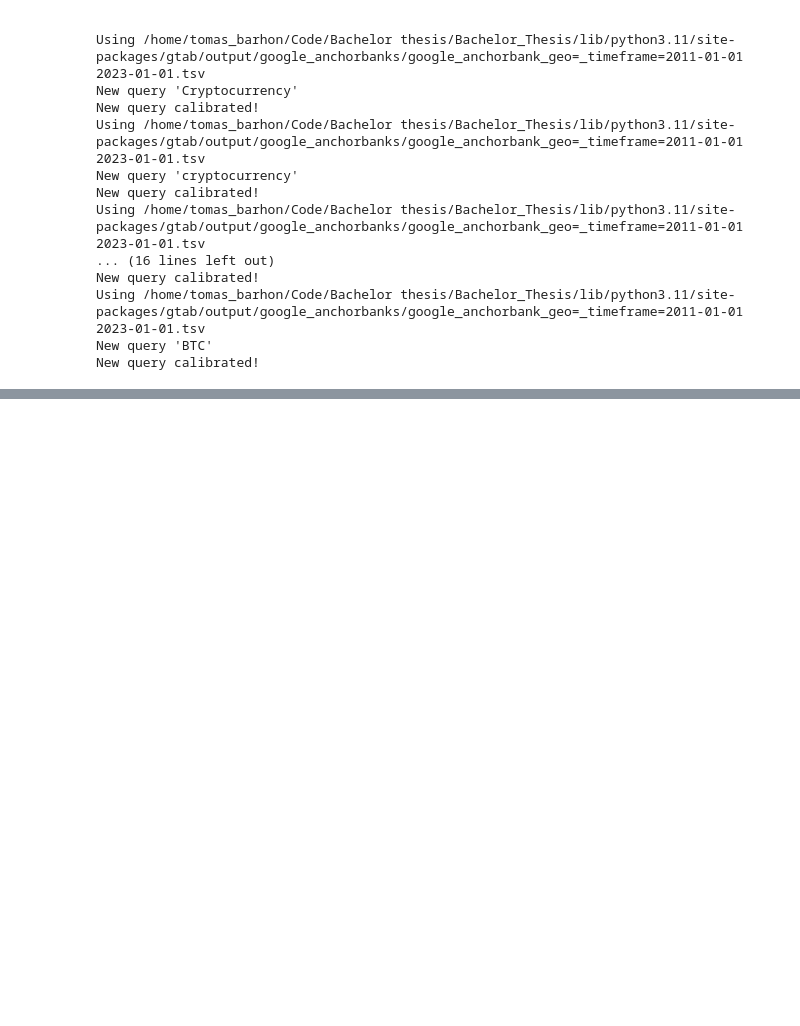
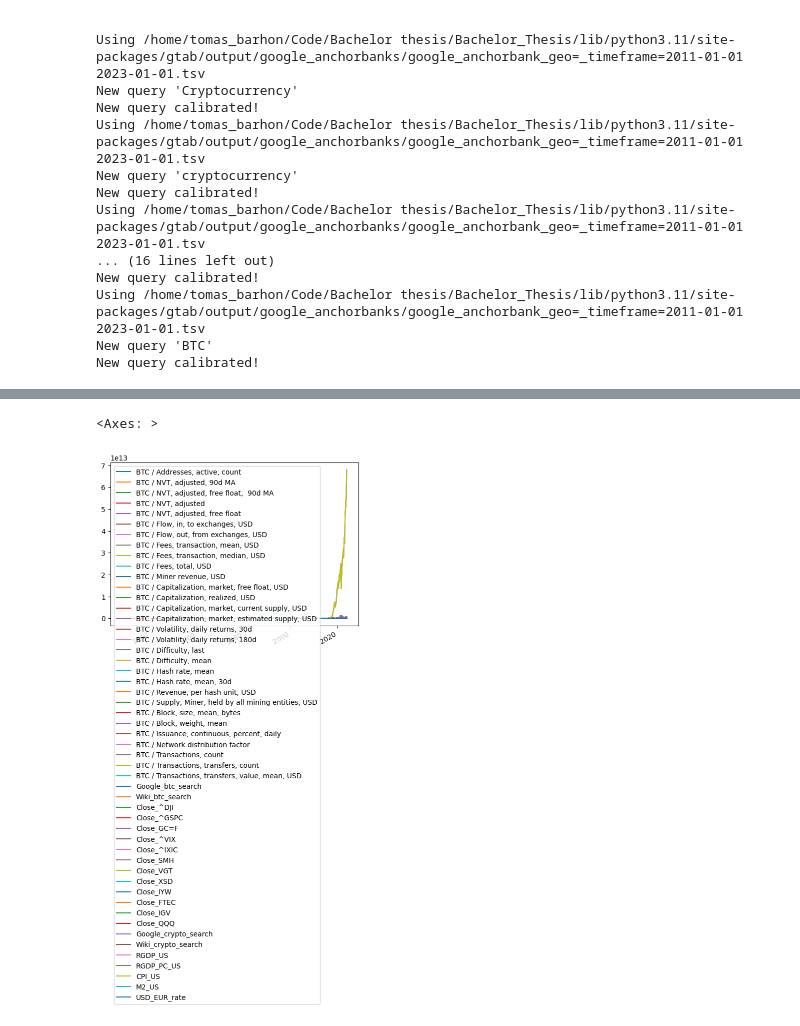
Before and after one commit to Tomas-Barhon/Noise-reduction-and-feature-extraction-with-principal-component-analysis, a Jupyter notebook: Code/playground.ipynb, the cells around one changed output, grey strips where cells are left out. Saved outputs shown, nothing was run; the diff lists cells and outputs as text; code cells hidden in the pictures; blank space fills up the shorter version.

Commit message:
Bitcoin dataset merging completed

```diff
--- a/Code/playground.ipynb
+++ b/Code/playground.ipynb
@@ -89,0 +38,2 @@ GOLD_futures_Data["Close"].plot()
+# %%
+common = btc_dataset.merge_all_data()
@@ -89,0 +56,5 @@ GOLD_futures_Data["Close"].plot()
+# %%
+common.plot()
+# %% [output]
+<Axes: >
+[figure, added]
```
Also changed, not shown: parts of 12 cells of this notebook, 2 other files.
